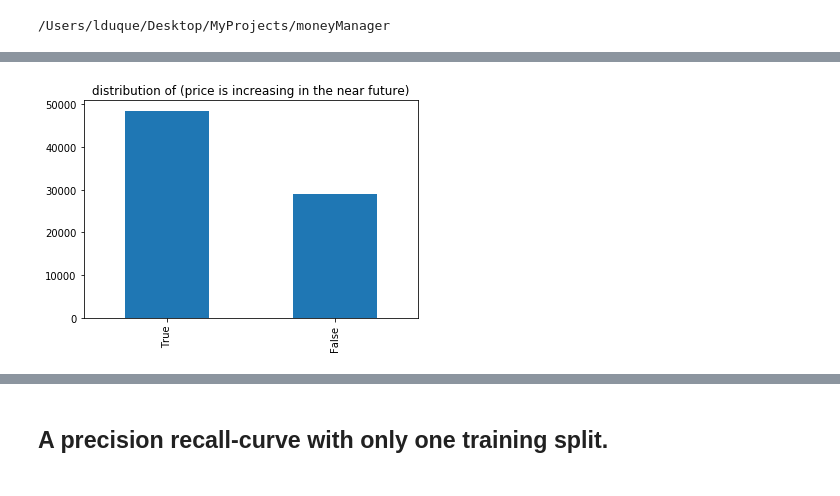
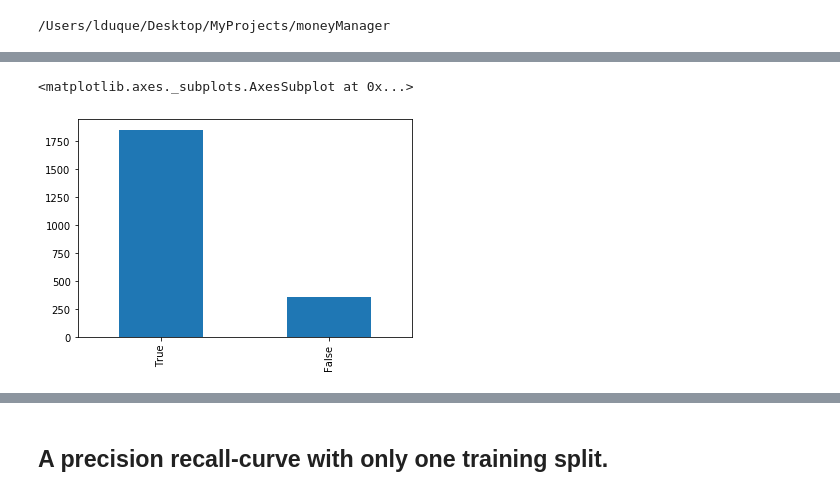
Before and after one commit to luisduque440/moneyManager, a Jupyter notebook: modeling/EDA_IBM_1min.ipynb, the cells around one changed output, grey strips where cells are left out. Saved outputs shown, nothing was run; the diff lists cells and outputs as text; code cells hidden in the pictures.

Commit message:
now using pastHigh, pastLow, pastVolume in the models

```diff
--- a/modeling/EDA_IBM_1min.ipynb
+++ b/modeling/EDA_IBM_1min.ipynb
@@ -57,13 +80,0 @@ ds.Open.diff().plot.hist(bins=200, figsize=(15,5), title= 'distribution of the d
-# %%
-windowSize = 5
-dsPast = pd.concat([ds.Open.shift(i) for i in range(windowSize, 0, -1)], axis=1).apply(lambda x: list(x), axis=1)
-dsPresent = ds.Open
-dsFuture = pd.concat([ds.Open.shift(i) for i in range(-1, -windowSize-1, -1)], axis=1).apply(lambda x: list(x), axis=1)
-deltaMinutes = (ds.DateTime.shift(-windowSize) - ds.DateTime.shift(windowSize)).apply(lambda x: x.seconds)//60
-# %%
-dg = pd.concat([ds.DateTime, dsPast, dsPresent, dsFuture, deltaMinutes], axis=1)
-dg.columns = ['DateTime', 'pastValues', 'currentValue', 'futureValue', 'deltaMinutes']
-dg = dg.set_index('DateTime')
-dg['target']=(dg.futureValue.apply(lambda x: max(x))>dg.currentValue)
-dg=dg[dg.deltaMinutes==10.0]
-dg.head()
@@ -77,0 +81,23 @@ dg.head()
+# %%
+def pivotTimeSeries(ds):
+    pastWindow = 5
+    futureWindow = 10
+
+    dsTimeStamp = ds.DateTime
+    pastLow = pd.concat([ds.Low.shift(i) for i in range(pastWindow, 0, -1)], axis=1).apply(lambda x: list(x), axis=1)
+    pastHigh = pd.concat([ds.High.shift(i) for i in range(pastWindow, 0, -1)], axis=1).apply(lambda x: list(x), axis=1)
+    pastVolume = pd.concat([ds.Volume.shift(i) for i in range(pastWindow, 0, -1)], axis=1).apply(lambda x: list(x), axis=1)
+
+    currentValue = ds.Close
+    currentVolume = ds.Volume
+
+    futureHigh = pd.concat([ds.High.shift(i) for i in range(-1, -futureWindow-1, -1)], axis=1).apply(lambda x: max(list(x)), axis=1)
+    deltaMinutes = (ds.DateTime.shift(-futureWindow) - ds.DateTime.shift(pastWindow)).apply(lambda x: x.seconds)//60
+
+    dg = pd.concat([dsTimeStamp, pastLow, pastHigh, pastVolume, currentValue, currentVolume, futureHigh, deltaMinutes], axis=1)
+    dg.columns = ['DateTime', 'pastLow', 'pastHigh', 'pastVolume', 'currentValue', 'currentVolume', 'futureHigh', 'deltaMinutes']
+    dg['target']= dg.futureHigh>dg.currentValue
+    dg = dg.drop(columns='futureHigh')
+    dg = dg[dg.deltaMinutes==(pastWindow+futureWindow)].drop(columns='deltaMinutes')
+    dg = dg.set_index('DateTime')
+    return dg
@@ -77,0 +147,2 @@ dg.head()
+# %%
+dg = pivotTimeSeries(ds)
@@ -78,7 +159,8 @@ dg.head()
 # %%
-dg.target.value_counts().plot.bar(title='distribution of (price is increasing in the near future)');
+dg.target.value_counts().plot.bar()
 # %% [output]
+<matplotlib.axes._subplots.AxesSubplot at 0x...>
-[figure, old version]
+[figure, new version]
 # %%
 X = pd.concat([dg.pastValues.apply(lambda x:pd.Series(x)), dg.currentValue, dg.target], axis=1)
 y = X.pop('target')
```
Also changed, not shown: parts of 26 cells of this notebook.
